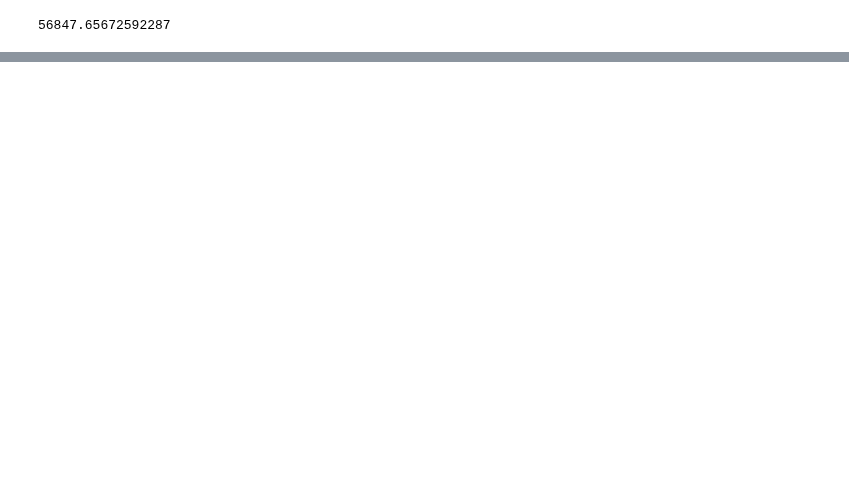
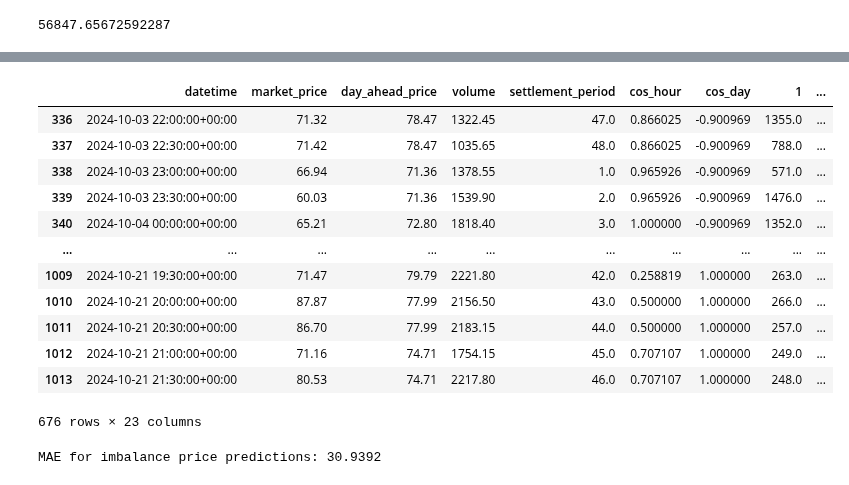
Before and after one commit to P-AEL/Energy_production_price_prediction, a Jupyter notebook: paul_analyse/Bidding_evaluated_on_price_difference.ipynb, the cells around one changed output, grey strips where cells are left out. Cells and saved outputs as stored; diff of their text form; code cells hidden in the pictures; blank space fills up the shorter version.

```diff
--- a/paul_analyse/Bidding_evaluated_on_price_difference.ipynb
+++ b/paul_analyse/Bidding_evaluated_on_price_difference.ipynb
@@ -72,0 +521,48 @@ df_bbidding.revenue_optimal.mean()
+# %%
+df_day_ahead_price.timestamp_utc = pd.to_datetime(df_day_ahead_price.timestamp_utc)
+df_market_price.timestamp_utc = pd.to_datetime(df_market_price.timestamp_utc)
+df_imbalance_price.timestamp_utc = pd.to_datetime(df_imbalance_price.timestamp_utc)
+df_api_new_merged = pd.merge(df_api_new,df_day_ahead_price, left_on='datetime', right_on='timestamp_utc', how='left')
+df_api_new_merged = pd.merge(df_api_new_merged,df_market_price, left_on='datetime', right_on='timestamp_utc', how='left')
+df_api_new_merged = pd.merge(df_api_new_merged,df_imbalance_price, left_on='datetime', right_on='timestamp_utc', how='left')
+df_api_new_merged["day_ahead_price"] = df_api_new_merged["price_x"].rename("day_ahead_price")
+df_api_new_merged["market_price"] = df_api_new_merged["price_y"].rename("market_price")
+df_api_new_merged["settlement_period"] = df_api_new_merged["settlement_period_x"].rename("settlement_period")
+df_api_new_merged["cos_hour"] = np.cos(2*np.pi*df_api_new_merged["datetime"].dt.hour/24)
+df_api_new_merged["cos_day"] = np.cos(2*np.pi*df_api_new_merged["datetime"].dt.day/7)
+# %%
+df_api_new_merged1 = df_api_new_merged[["datetime","market_price","day_ahead_price","volume","settlement_period","cos_hour","cos_day","1","2","3","4","5","6","7","8","9","imbalance_price"]].copy()
+df_api_new_merged1.loc[:,"market_price_lag96h"] = df_api_new_merged1["market_price"].shift(192)
+df_api_new_merged1.loc[:,"imbalance_price_lag96h"] = df_api_new_merged1["imbalance_price"].shift(192)
+df_api_new_merged1.loc[:,"day_ahead_price_lag1week"] = df_api_new_merged1["day_ahead_price"].shift(336)
+df_api_new_merged1.loc[:,"volume_lag96h"] = df_api_new_merged1["volume"].shift(192)
+df_api_new_merged1["price_difference"] = df_api_new_merged1["day_ahead_price"] - df_api_new_merged1["imbalance_price"]
+df_api_new_merged1.dropna(inplace=True)
+# %%
+X_test = df_api_new_merged1[["market_price_lag96h","imbalance_price_lag96h","day_ahead_price_lag1week","volume_lag96h",
+                    "cos_hour","cos_day","1","2","3","4","5","6","7","8","9"]].values
+X_test = scaler.transform(X_test)
+X_test_tensor = torch.tensor(X_test, dtype=torch.float32)
+X_test_tensor = X_test_tensor.unsqueeze(1)  # Adds a sequence length dimension
+# %%
+model.eval()
+with torch.no_grad():
+    final_test_outputs = model(X_test_tensor)
+    final_test_outputs = final_test_outputs.numpy().flatten()
+
+df_api_new_merged1["price_difference_predictions"] = final_test_outputs
+df_api_new_merged1
+# %% [output]
+|  | datetime | market_price | day_ahead_price | volume | settlement_period | cos_hour | cos_day | 1 | ... |
+| 336 | 2024-10-03 22:00:00+00:00 | 71.32 | 78.47 | 1322.45 | 47.0 | 0.866025 | -0.900969 | 1355.0 | ... |
+| 337 | 2024-10-03 22:30:00+00:00 | 71.42 | 78.47 | 1035.65 | 48.0 | 0.866025 | -0.900969 | 788.0 | ... |
+| 338 | 2024-10-03 23:00:00+00:00 | 66.94 | 71.36 | 1378.55 | 1.0 | 0.965926 | -0.900969 | 571.0 | ... |
+| 339 | 2024-10-03 23:30:00+00:00 | 60.03 | 71.36 | 1539.90 | 2.0 | 0.965926 | -0.900969 | 1476.0 | ... |
+| 340 | 2024-10-04 00:00:00+00:00 | 65.21 | 72.80 | 1818.40 | 3.0 | 1.000000 | -0.900969 | 1352.0 | ... |
+| ... | ... | ... | ... | ... | ... | ... | ... | ... | ... |
+| 1009 | 2024-10-21 19:30:00+00:00 | 71.47 | 79.79 | 2221.80 | 42.0 | 0.258819 | 1.000000 | 263.0 | ... |
+| 1010 | 2024-10-21 20:00:00+00:00 | 87.87 | 77.99 | 2156.50 | 43.0 | 0.500000 | 1.000000 | 266.0 | ... |
+| 1011 | 2024-10-21 20:30:00+00:00 | 86.70 | 77.99 | 2183.15 | 44.0 | 0.500000 | 1.000000 | 257.0 | ... |
+| 1012 | 2024-10-21 21:00:00+00:00 | 71.16 | 74.71 | 1754.15 | 45.0 | 0.707107 | 1.000000 | 249.0 | ... |
+| 1013 | 2024-10-21 21:30:00+00:00 | 80.53 | 74.71 | 2217.80 | 46.0 | 0.707107 | 1.000000 | 248.0 | ... |
+676 rows × 23 columns
@@ -72,0 +576,5 @@ df_bbidding.revenue_optimal.mean()
+# %%
+mae = np.mean(np.abs(df_api_new_merged1["price_difference"] - df_api_new_merged1["price_difference_predictions"]))
+print(f"MAE for imbalance price predictions: {mae:.4f}")
+# %% [output]
+MAE for imbalance price predictions: 30.9392
```
Also changed, not shown: parts of 17 cells of this notebook, 3 other files.
